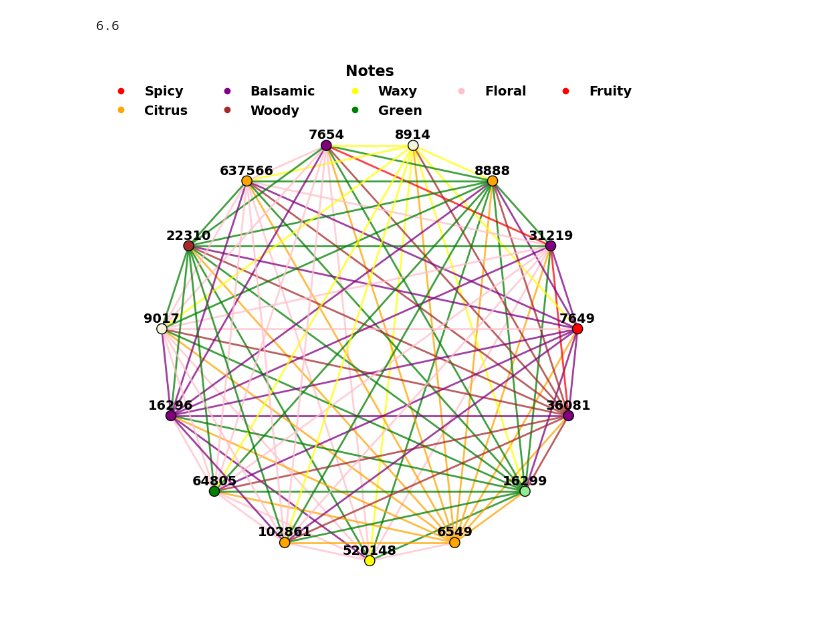
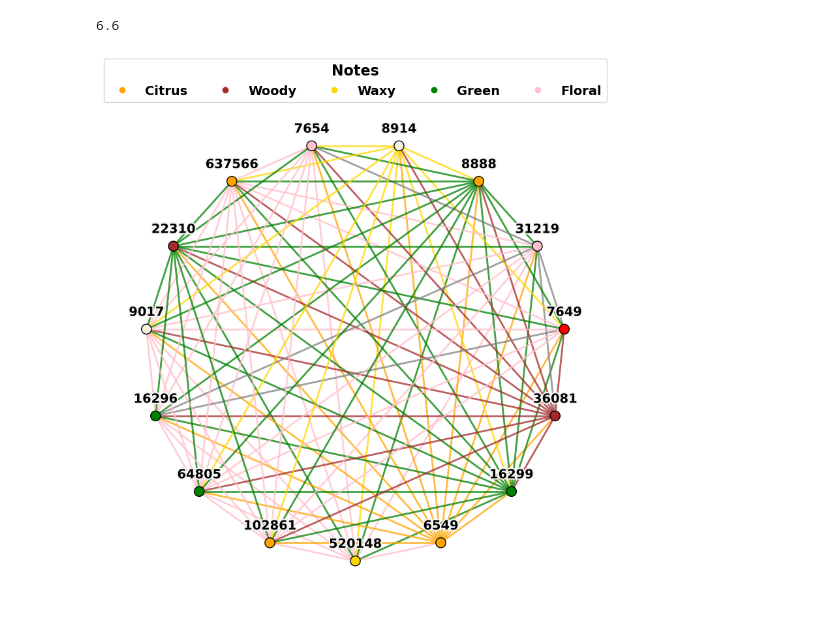
Before and after one commit to odor-pair/odor-pair, a Jupyter notebook: charts/backbone.ipynb, the cells around one changed output. Drawn from its saved outputs; the diff is of its cells as text; code cells hidden in the pictures.

```diff
--- a/charts/backbone.ipynb
+++ b/charts/backbone.ipynb
@@ -150,6 +150,14 @@ for d in full_data:
 len(G.edges())/len(G.nodes())
 # %% [output]
 6.6
+# %%
+import matplotlib.patheffects as pe
+
+# Define path effects for the white border
+text_path_effects = [
+    pe.Stroke(linewidth=3, foreground='whitesmoke'),  # White border
+    pe.Normal()  # Normal text inside
+]
 # %%
 import numpy as np
 import warnings
@@ -167,7 +175,7 @@ node_size = 120
 small_edge = 2
 big_edge = 3
 
-yoffset = 5e-2
+yoffset = 8e-2
 
 used = set()
 
@@ -176,13 +184,13 @@ note_color_mapping = {
     'fatty': 'beige',
     'spicy': 'red',
     'citrus': 'orange',
-    'balsamic': 'purple',
+    # 'balsamic': 'purple',
     'woody': 'brown',
-    'herbal': 'lightgreen',
-    'waxy': 'yellow',
+    # 'herbal': 'lightgreen',
+    'waxy': 'gold',
     'green': 'green',
     'floral': 'pink',
-    'fruity': 'red'
+    # 'fruity': 'red'
 }
 
 def get_color_from_notes(notes):
@@ -204,8 +212,7 @@ def get_node_color(node):
     notes = mol_to_notes[node]
     return get_color_from_notes(notes)
 
-# Set figure dimensions to ensure a square plot
-fig, ax = plt.subplots(figsize=(9, 9))
+fig, ax = utils.standard_fig_ax()
 
 # Create a new graph and add nodes in the specified order
 ordered_subgraph = nx.Graph()
@@ -232,40 +239,48 @@ nx.draw_networkx_nodes(G, pos, node_size=node_size, nodelist=ordered_subgraph.no
 
 # Get the edge styles, colors, and weights for the subgraph
 edge_styles, edge_colors, edge_weights = list(zip(*[get_edge_style(edge) for edge in ordered_subgraph.edges()]))
 nx.draw_networkx_edges(ordered_subgraph, pos, style=edge_styles, edge_color=edge_colors, width=edge_weights, alpha=.75)
 
 # Clean the names for labels
 labels = {s:smiles_to_cid[s] for s in pos}
 labels_pos = {k: [x, y + yoffset] for k, (x, y) in pos.items()}
-nx.draw_networkx_labels(ordered_subgraph, labels_pos, labels=labels, font_size=14)
+
+# Draw labels manually with path effects
+for node, (x, y) in labels_pos.items():
+    label = labels[node]
+    ax.text(
+        x, y, label,
+        fontsize=14,
+        color='black',  # Text color
+        ha='center', va='center',  # Center alignment
+        path_effects=text_path_effects  # Add white border
+    )
+
 
 # Add legend with colors used
 for note, color in note_color_mapping.items():
     if color not in used:
         continue
     ax.plot([], [], label=note.capitalize(), color=color, linestyle='', marker='o')
 
 # Add horizontal legend at the title position
 plt.legend(
     title="Notes",
     loc="upper center",
     bbox_to_anchor=(0.5, 1.1),  # Position legend at the top center
     ncol=5,  # Adjust columns for compactness
     title_fontsize=16,
-    fontsize=14,
-    frameon=False  # Optional: remove legend box
+    fontsize=14
 )
 
 # Ensure the axes are square
 ax.set_aspect('equal', adjustable='datalim')
+plt.box(False)
 
-# Final adjustments
-plt.box(False)
-plt.tight_layout(pad=2)  # Add padding to prevent overlap
 utils.save_figures(f"backbone{sample_size}", fig)
 plt.show()
 # %% [output]
-[figure, old version]
+[figure, new version]
 # %%
 import warnings
 import numpy as np
```
Also changed, not shown: parts of 1 cell of this notebook, 6 other files.
